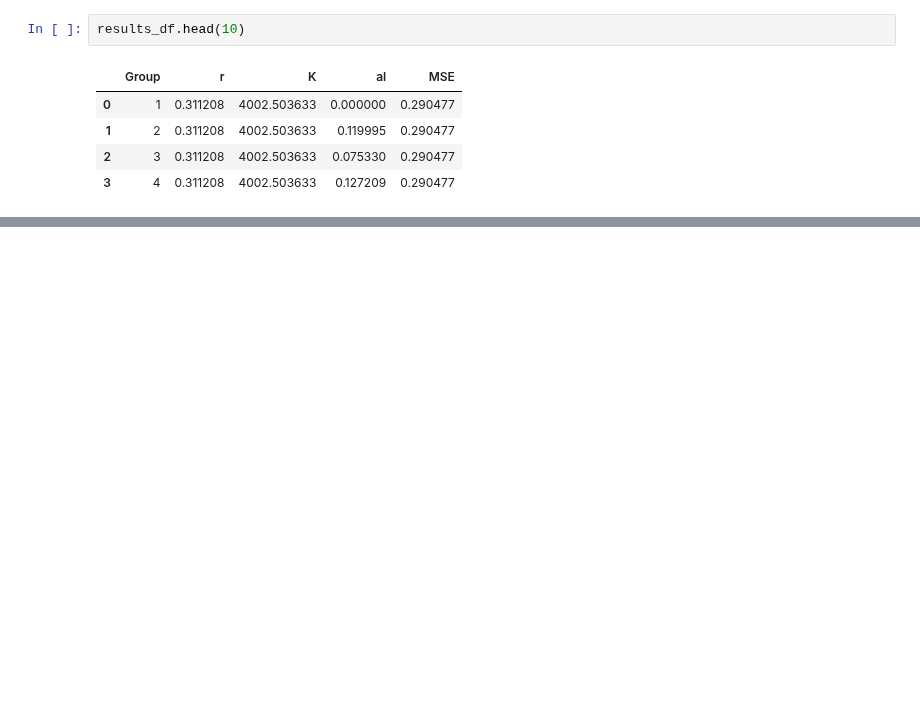
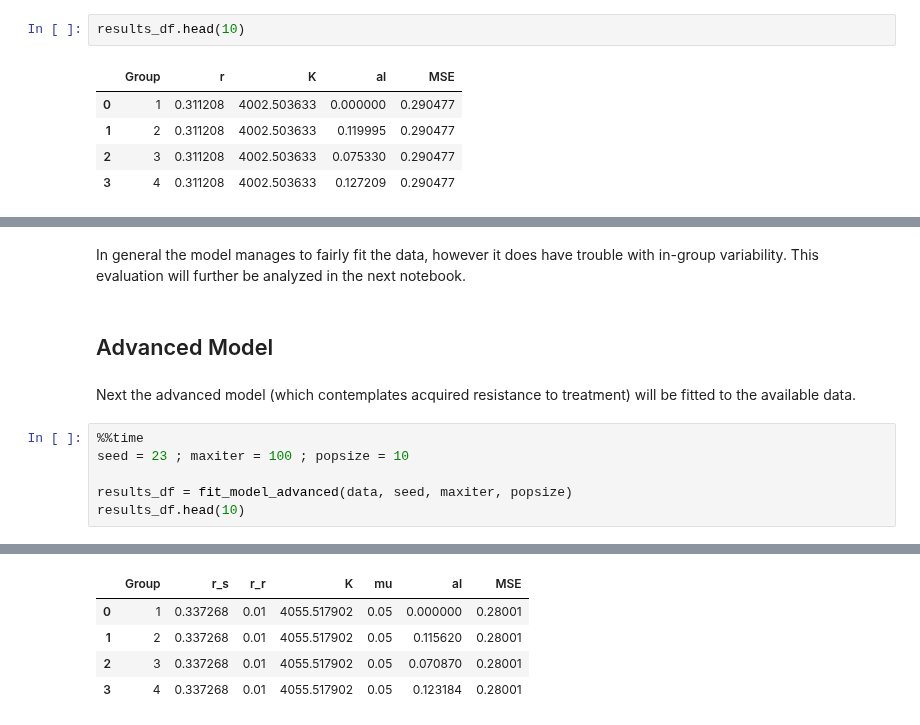
Before and after one commit to GrauSerramitjanaEspunya/tumor-modelling, a Jupyter notebook: notebooks/02_model-fitting.ipynb, the cells around one changed output, grey strips where cells are left out. Cells and saved outputs as stored; diff of their text form; blank space fills up the shorter version.

Commit message:
Model fitting notebook

```diff
--- a/notebooks/02_model-fitting.ipynb
+++ b/notebooks/02_model-fitting.ipynb
@@ -114,0 +536,13 @@ plt.show()
+# %% [markdown]
+In general the model manages to fairly fit the data, however it does have trouble with in-group variability. This evaluation will further be analyzed in the next notebook.
+# %% [markdown]
+## Advanced Model
+# %% [markdown]
+Next the advanced model (which contemplates acquired resistance to treatment) will be fitted to the available data.
+# %%
+%%time
+seed = 23 ; maxiter = 100 ; popsize = 10
+
+results_df = fit_model_advanced(data, seed, maxiter, popsize)
+results_df.head(10)
+# %% [output]
@@ -114,0 +551,5 @@ plt.show()
+|  | Group | r_s | r_r | K | mu | al | MSE |
+| 0 | 1 | 0.337268 | 0.01 | 4055.517902 | 0.05 | 0.000000 | 0.28001 |
+| 1 | 2 | 0.337268 | 0.01 | 4055.517902 | 0.05 | 0.115620 | 0.28001 |
+| 2 | 3 | 0.337268 | 0.01 | 4055.517902 | 0.05 | 0.070870 | 0.28001 |
+| 3 | 4 | 0.337268 | 0.01 | 4055.517902 | 0.05 | 0.123184 | 0.28001 |
```
Also changed, not shown: parts of 15 cells of this notebook, 8 other files.
